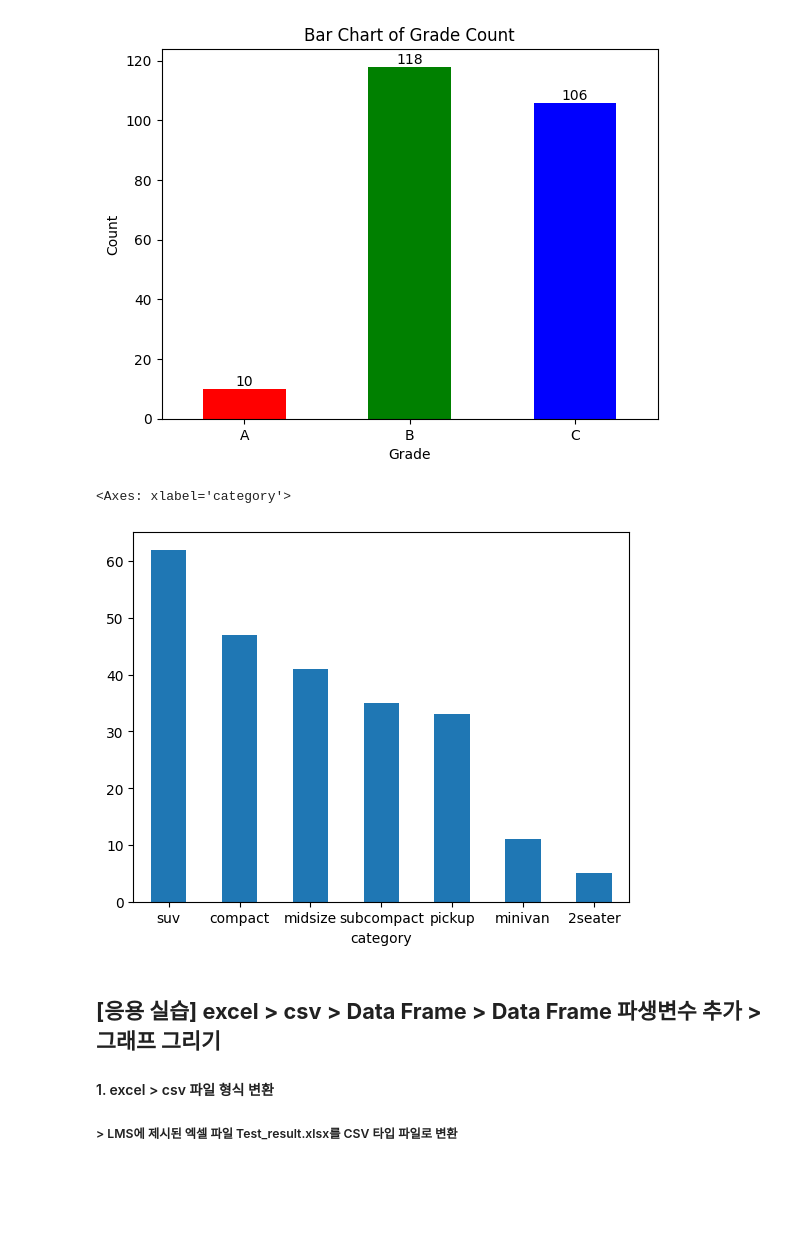
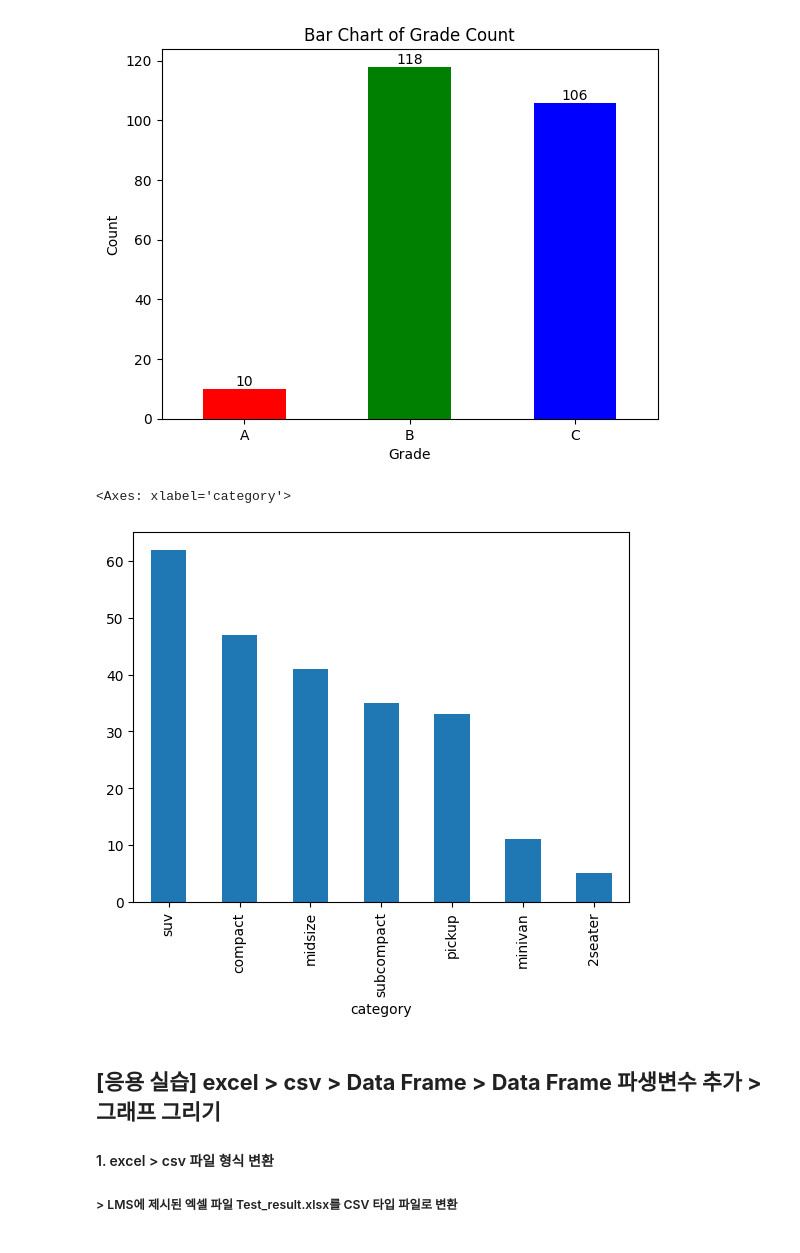
Before and after one commit to dndxor/BCDA, a Jupyter notebook: Ch05_DataAnalysisBasic.ipynb, the cells around one changed output. Drawn from its saved outputs; the diff is of its cells as text; code cells hidden in the pictures; blank space fills up the shorter version.

```diff
--- a/Ch05_DataAnalysisBasic.ipynb
+++ b/Ch05_DataAnalysisBasic.ipynb
@@ -525,11 +539,11 @@ plt.show()
 # %%
 ## [실습] 조건문을 활용해 파생변수 만들기
 count_cat = mpg['category'].value_counts()  # 등급 빈도표 만들기
 count_cat
-count_cat.plot.bar(rot = 0)  # count_grade는 Series 자료형
+count_cat.plot.bar(rot = 90)  # rot는 반시계방향 각도
 # %% [output]
 <Axes: xlabel='category'>
-[figure, old version]
+[figure, new version]
 # %% [markdown]
 ## **[응용 실습] excel > csv > Data Frame > Data Frame 파생변수 추가 > 그래프 그리기**
 #### 1. excel > csv 파일 형식 변환
```
Also changed, not shown: parts of 3 cells of this notebook, 3 other files.
